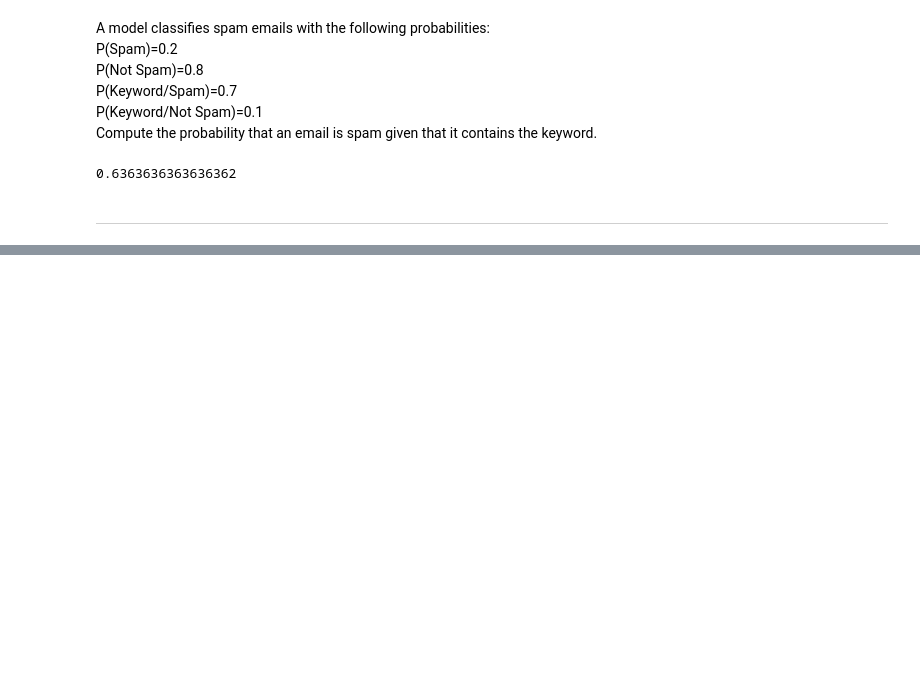
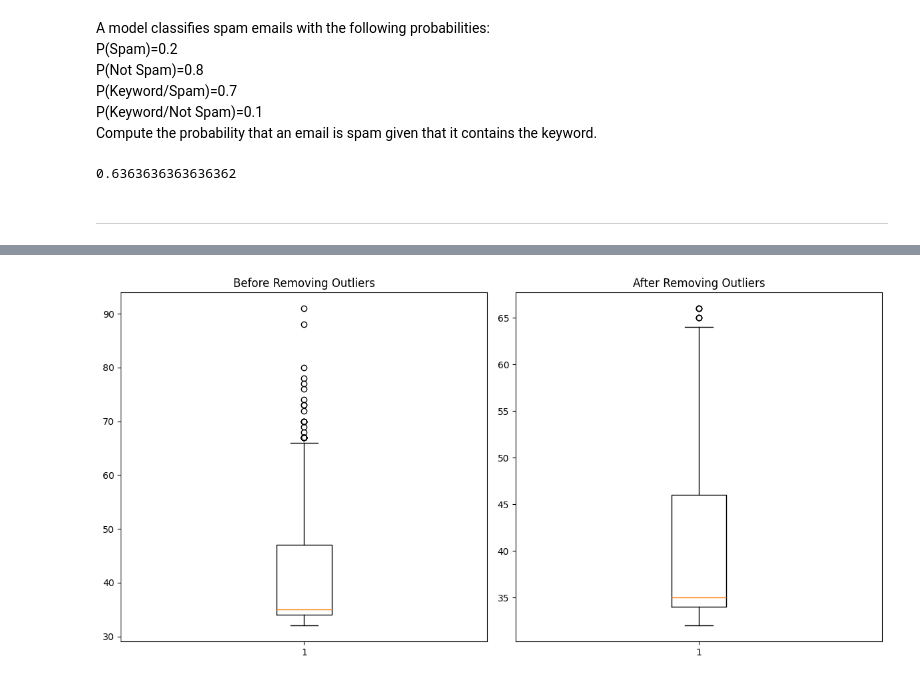
Before and after one commit to Avhijan/datascience, a Jupyter notebook: Statistics.ipynb, the cells around one changed output, grey strips where cells are left out. Saved outputs shown, nothing was run; the diff lists cells and outputs as text; code cells hidden in the pictures; blank space fills up the shorter version.

Commit message:
Outlier detection and removal

```diff
--- a/Statistics.ipynb
+++ b/Statistics.ipynb
@@ -149,0 +152,8 @@ print(P_s_given_k)
+# %%
+# Load dataset
+def load_repositary1(file_path):
+  return pd.read_csv(file_path)
+
+
+df = load_repositary1("./Student_data.csv")
+df.head(10)
@@ -149,0 +172,29 @@ print(P_s_given_k)
+# %%
+# Step 1: Calculate Q1, Q3, and IQR
+grade=df['Grades']
+Q1 = np.percentile(grade, 25)
+Q3 = np.percentile(grade, 75)
+IQR = Q3 - Q1
+
+# Step 2: Calculate lower and upper bounds
+lower_bound = Q1 - 1.5 * IQR
+upper_bound = Q3 + 1.5 * IQR
+
+# Step 3: Remove outliers
+filtered_study_hours = [x for x in grade if lower_bound <= x <= upper_bound]
+
+# Plotting before and after removing outliers
+fig, (ax1, ax2) = plt.subplots(1, 2, figsize=(12, 6))
+
+# Before removing outliers
+ax1.boxplot(grade)
+ax1.set_title("Before Removing Outliers")
+
+# After removing outliers
+ax2.boxplot(filtered_study_hours)
+ax2.set_title("After Removing Outliers")
+
+plt.tight_layout()
+plt.show()
+# %% [output]
+[figure, added]
```
Also changed, not shown: parts of 3 cells of this notebook, 1 other file.
